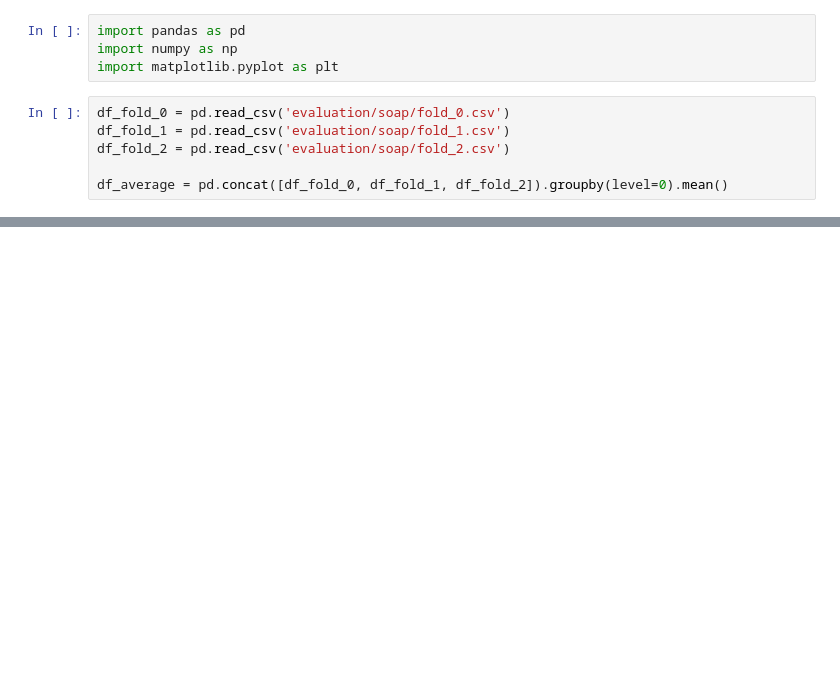
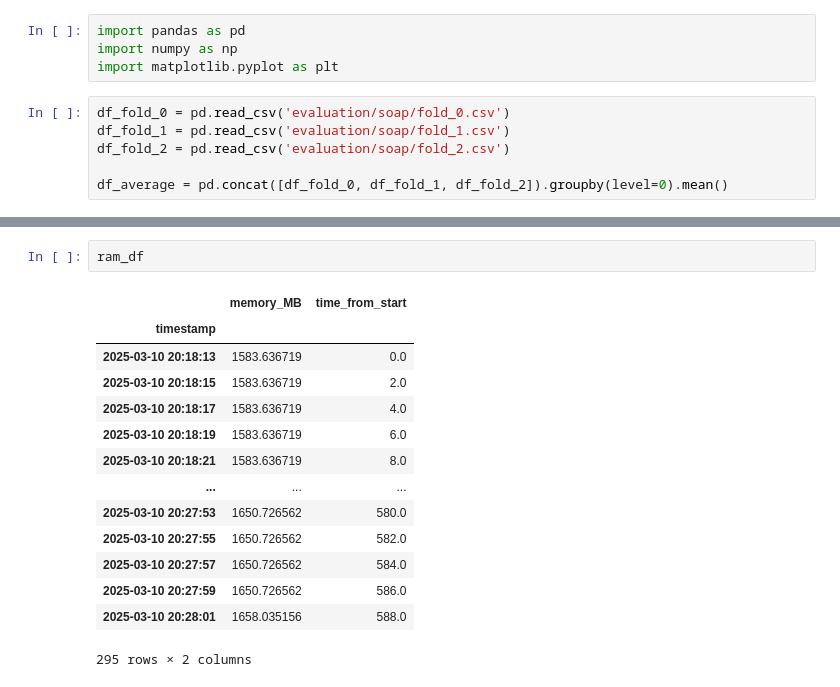
Before and after one commit to michaelhod/Generative-GNN-Brain-Graphs, a Jupyter notebook: plotting.ipynb, the cells around one changed output, grey strips where cells are left out. Saved outputs shown, nothing was run; the diff lists cells and outputs as text; blank space fills up the shorter version.

```diff
--- a/plotting.ipynb
+++ b/plotting.ipynb
@@ -31,0 +51,17 @@ plt.show()
+# %%
+ram_df
+# %% [output]
+|  | memory_MB | time_from_start |
+| timestamp |  |  |
+| 2025-03-10 20:18:13 | 1583.636719 | 0.0 |
+| 2025-03-10 20:18:15 | 1583.636719 | 2.0 |
+| 2025-03-10 20:18:17 | 1583.636719 | 4.0 |
+| 2025-03-10 20:18:19 | 1583.636719 | 6.0 |
+| 2025-03-10 20:18:21 | 1583.636719 | 8.0 |
+| ... | ... | ... |
+| 2025-03-10 20:27:53 | 1650.726562 | 580.0 |
+| 2025-03-10 20:27:55 | 1650.726562 | 582.0 |
+| 2025-03-10 20:27:57 | 1650.726562 | 584.0 |
+| 2025-03-10 20:27:59 | 1650.726562 | 586.0 |
+| 2025-03-10 20:28:01 | 1658.035156 | 588.0 |
+295 rows × 2 columns
```
Also changed, not shown: parts of 3 cells of this notebook, 6 other files.
